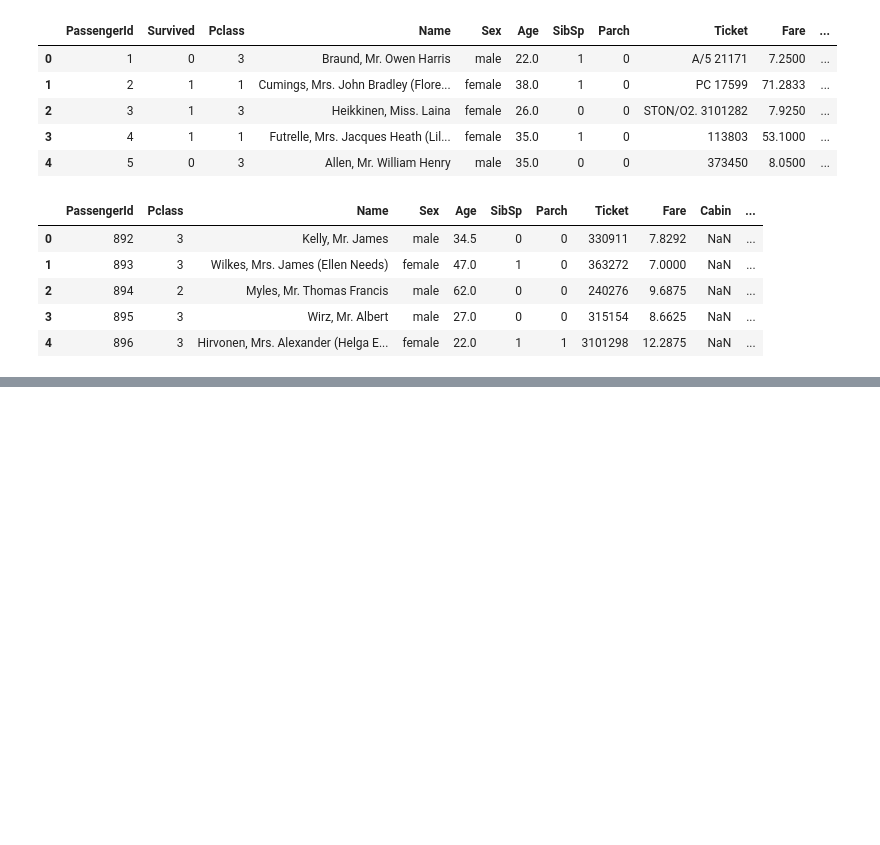
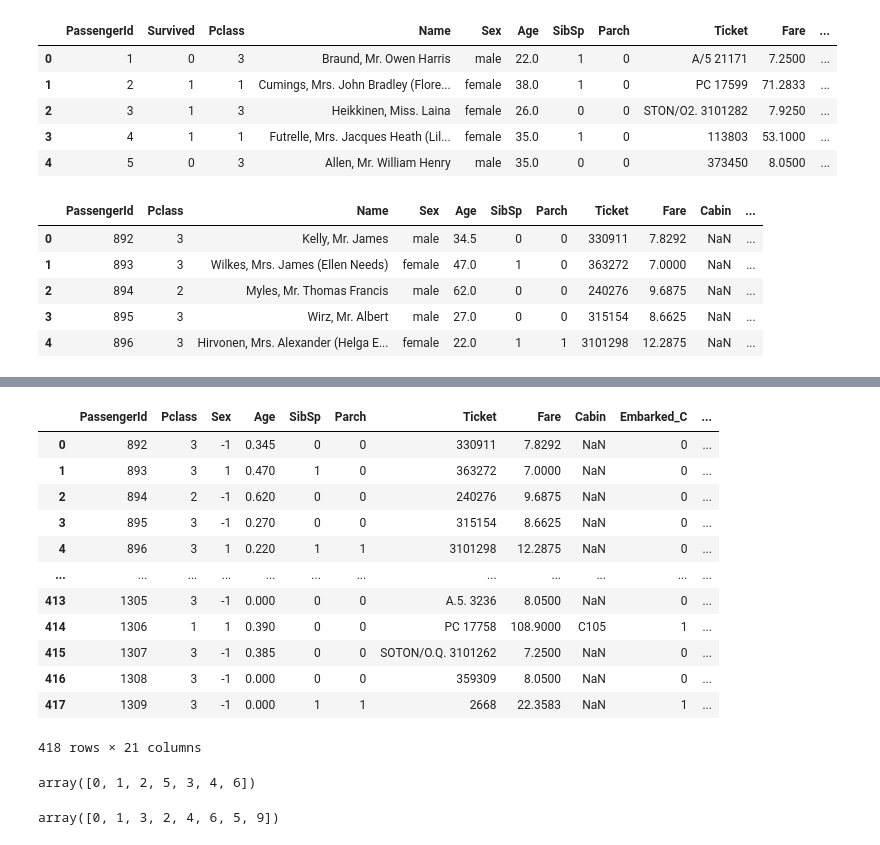
Before and after one commit to vyavdoshenko/titanic, a Jupyter notebook: Titanic voyage survival predictor.ipynb, the cells around one changed output, grey strips where cells are left out. Saved outputs shown, nothing was run; the diff lists cells and outputs as text; code cells hidden in the pictures; blank space fills up the shorter version.

Commit message:
scaling and one hot encoding for several columns added

```diff
--- a/Titanic voyage survival predictor.ipynb
+++ b/Titanic voyage survival predictor.ipynb
@@ -61,0 +47,10 @@ train_data
+# %%
+embarked_types = ['Q', 'S', 'C']
+train_data = train_data.join(pd.get_dummies(train_data.Embarked, prefix = 'Embarked'))
+train_data.drop('Embarked', inplace = True, axis = 1)
+
+test_data = test_data.join(pd.get_dummies(test_data.Embarked, prefix = 'Embarked'))
+test_data.drop('Embarked', inplace = True, axis = 1)
+# %%
+train_data['Name'] = train_data['Name'].str.extract('.*, ([A-Za-z]+)\..*', expand = False).str.strip()
+test_data['Name'] = test_data['Name'].str.extract('.*, ([A-Za-z]+)\..*', expand = False).str.strip()
@@ -61,0 +68,11 @@ train_data
+# %%
+title_types = ['mr', 'mrs', 'miss', 'master', 'don', 'rev', 'dr', 'mme', 'ms',
+       'major', 'lady', 'sir', 'mlle', 'col', 'capt', 'jonkheer', 'ms', 'rev', 'dr', 'dona']
+train_data = train_data.join(pd.get_dummies(train_data.Name, prefix = 'Title'))
+train_data.drop('Name', inplace = True, axis = 1)
+
+test_data = test_data.join(pd.get_dummies(test_data.Name, prefix = 'Title'))
+test_data.drop('Name', inplace = True, axis = 1)
+# %%
+train_data['Age'] = train_data['Age'].fillna(0.0) / 100.0
+test_data['Age'] = test_data['Age'].fillna(0.0) / 100.0
@@ -61,0 +95,24 @@ train_data
+# %%
+test_data
+# %% [output]
+|  | PassengerId | Pclass | Sex | Age | SibSp | Parch | Ticket | Fare | Cabin | Embarked_C | ... |
+| 0 | 892 | 3 | -1 | 0.345 | 0 | 0 | 330911 | 7.8292 | NaN | 0 | ... |
+| 1 | 893 | 3 | 1 | 0.470 | 1 | 0 | 363272 | 7.0000 | NaN | 0 | ... |
+| 2 | 894 | 2 | -1 | 0.620 | 0 | 0 | 240276 | 9.6875 | NaN | 0 | ... |
+| 3 | 895 | 3 | -1 | 0.270 | 0 | 0 | 315154 | 8.6625 | NaN | 0 | ... |
+| 4 | 896 | 3 | 1 | 0.220 | 1 | 1 | 3101298 | 12.2875 | NaN | 0 | ... |
+| ... | ... | ... | ... | ... | ... | ... | ... | ... | ... | ... | ... |
+| 413 | 1305 | 3 | -1 | 0.000 | 0 | 0 | A.5. 3236 | 8.0500 | NaN | 0 | ... |
+| 414 | 1306 | 1 | 1 | 0.390 | 0 | 0 | PC 17758 | 108.9000 | C105 | 1 | ... |
+| 415 | 1307 | 3 | -1 | 0.385 | 0 | 0 | SOTON/O.Q. 3101262 | 7.2500 | NaN | 0 | ... |
+| 416 | 1308 | 3 | -1 | 0.000 | 0 | 0 | 359309 | 8.0500 | NaN | 0 | ... |
+| 417 | 1309 | 3 | -1 | 0.000 | 1 | 1 | 2668 | 22.3583 | NaN | 1 | ... |
+418 rows × 21 columns
+# %%
+train_data.Parch.unique()
+# %% [output]
+array([0, 1, 2, 5, 3, 4, 6])
+# %%
+test_data.Parch.unique()
+# %% [output]
+array([0, 1, 3, 2, 4, 6, 5, 9])
```
Also changed, not shown: parts of 9 cells of this notebook.
